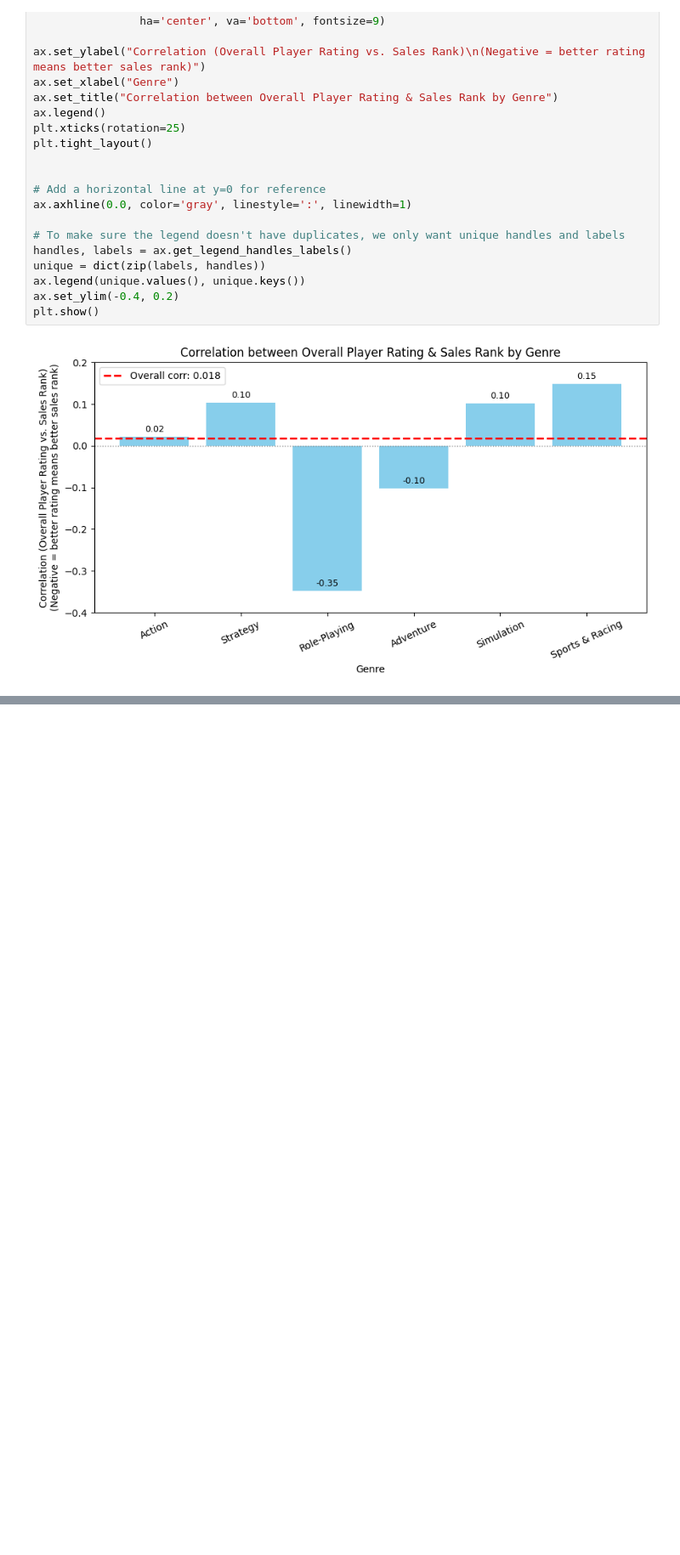
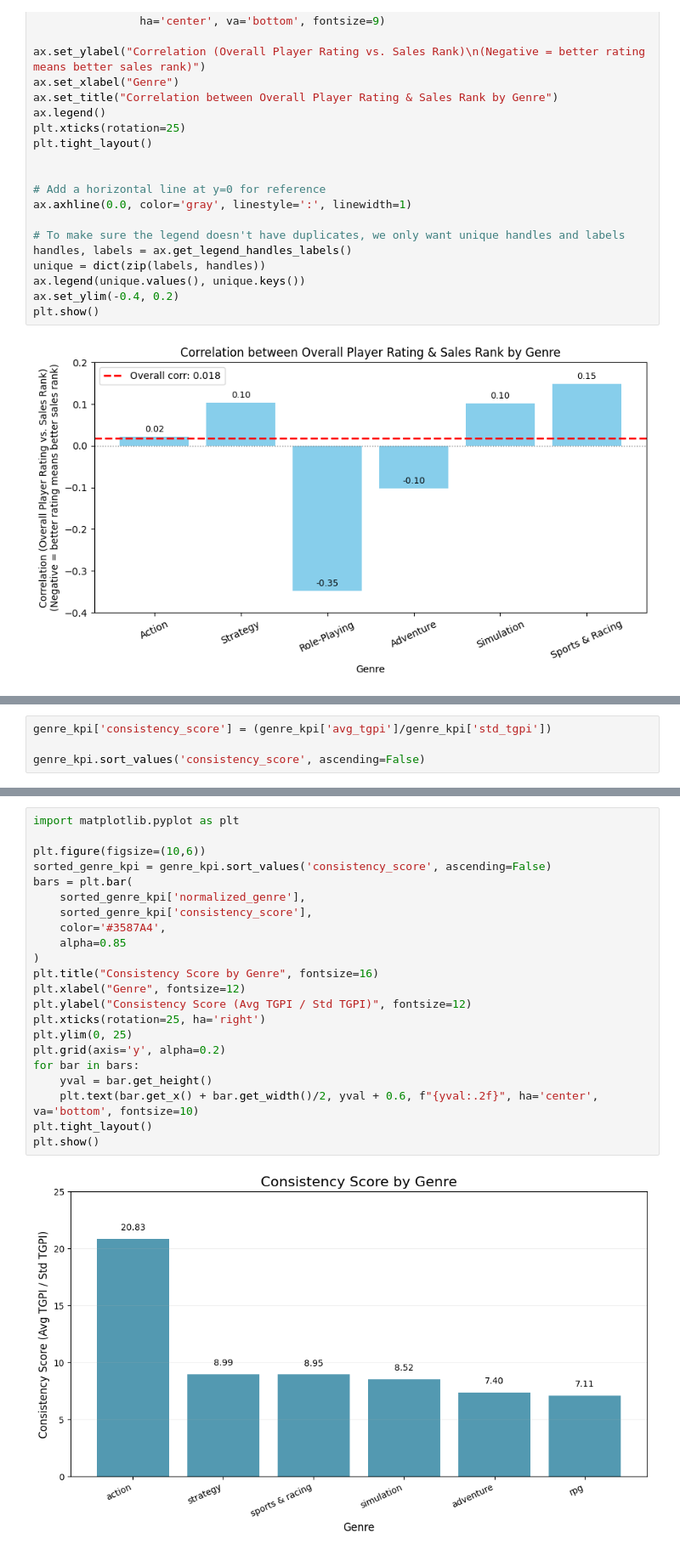
Before and after one commit to OfirBH/Steam_Final_Project, a Jupyter notebook: steam_final_project.ipynb, the cells around one changed output, grey strips where cells are left out. Shown at 85% size. Drawn from its saved outputs; the diff is of its cells as text; blank space fills up the shorter version.

```diff
--- a/steam_final_project.ipynb
+++ b/steam_final_project.ipynb
@@ -2165,0 +2321,4 @@ Role-Playing   : 0.688
+# %%
+genre_kpi['consistency_score'] = (genre_kpi['avg_tgpi']/genre_kpi['std_tgpi'])
+
+genre_kpi.sort_values('consistency_score', ascending=False)
@@ -2165,0 +2333,24 @@ Role-Playing   : 0.688
+# %%
+import matplotlib.pyplot as plt
+
+plt.figure(figsize=(10,6))
+sorted_genre_kpi = genre_kpi.sort_values('consistency_score', ascending=False)
+bars = plt.bar(
+    sorted_genre_kpi['normalized_genre'],
+    sorted_genre_kpi['consistency_score'],
+    color='#3587A4',
+    alpha=0.85
+)
+plt.title("Consistency Score by Genre", fontsize=16)
+plt.xlabel("Genre", fontsize=12)
+plt.ylabel("Consistency Score (Avg TGPI / Std TGPI)", fontsize=12)
+plt.xticks(rotation=25, ha='right')
+plt.ylim(0, 25)
+plt.grid(axis='y', alpha=0.2)
+for bar in bars:
+    yval = bar.get_height()
+    plt.text(bar.get_x() + bar.get_width()/2, yval + 0.6, f"{yval:.2f}", ha='center', va='bottom', fontsize=10)
+plt.tight_layout()
+plt.show()
+# %% [output]
+[figure, added]
```
Also changed, not shown: parts of 38 cells of this notebook.
